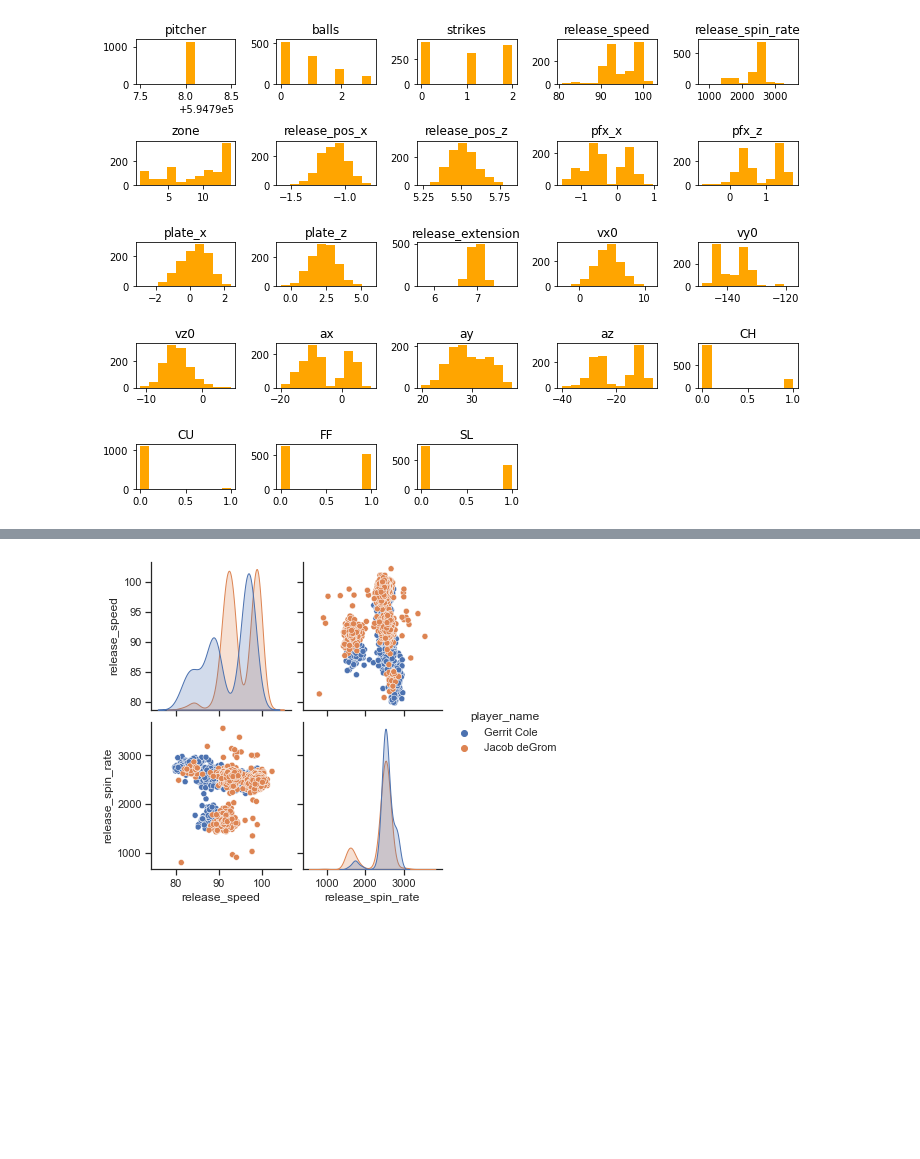
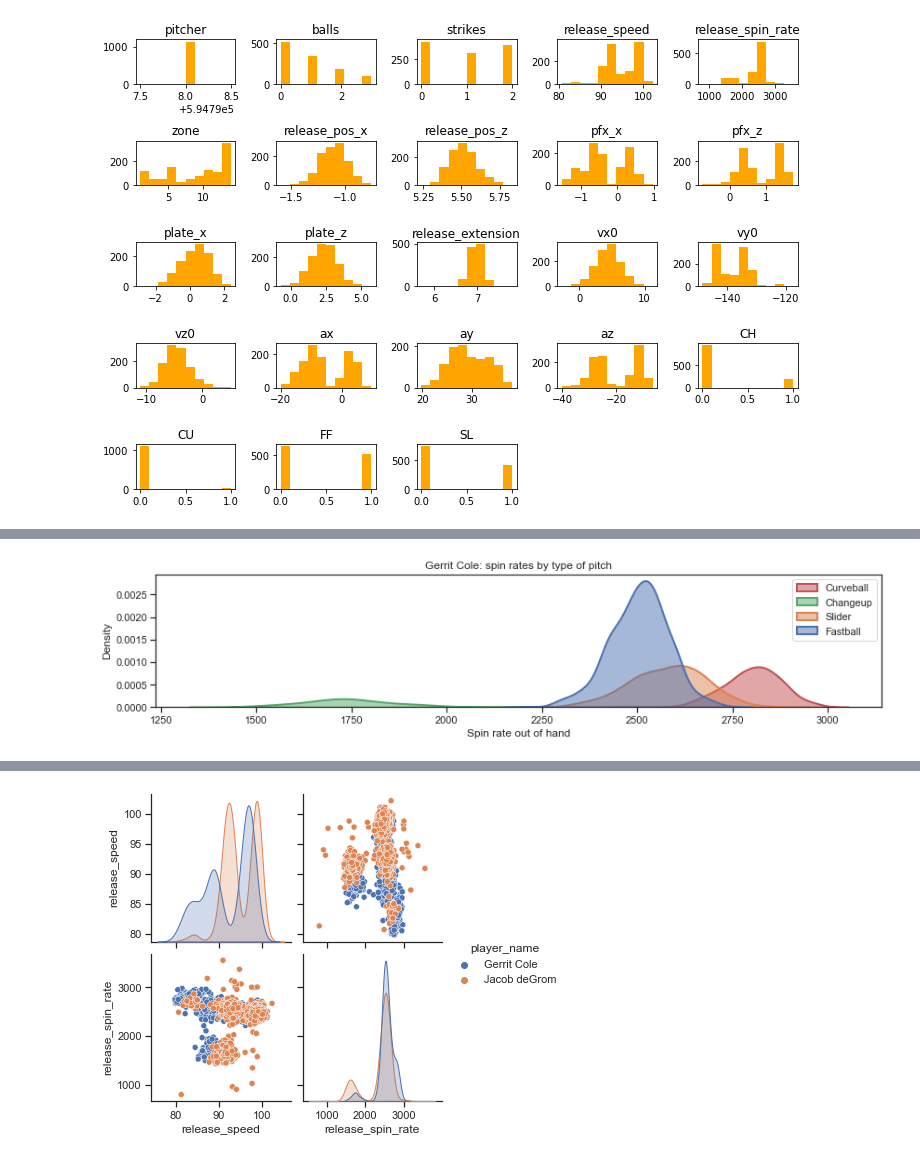
Before and after one commit to konstanzer/Ace_versus_Ace, a Jupyter notebook: src/viz_test.ipynb, the cells around one changed output, grey strips where cells are left out. Saved outputs shown, nothing was run; the diff lists cells and outputs as text; code cells hidden in the pictures; blank space fills up the shorter version.

```diff
--- a/src/viz_test.ipynb
+++ b/src/viz_test.ipynb
@@ -42,0 +109,13 @@ plt.tight_layout()
+# %%
+fig, ax = plt.subplots(figsize=(12,3))
+sns.set_theme(style='ticks')
+sns.color_palette('hls', 8)
+ax.set_title('Gerrit Cole: spin rates by type of pitch')
+ax.set_xlabel('Spin rate out of hand')
+sns.kdeplot(cole.release_spin_rate, hue=cole.pitch_type, fill=True, alpha=.5, linewidth=2)
+#Make sure legend labels are in order
+ax.legend(['Curveball','Changeup','Slider','Fastball'], bbox_to_anchor=(1, 1))
+plt.tight_layout()
+plt.savefig('cole_spin_density.png')
+# %% [output]
+[figure, added]
```
Also changed, not shown: parts of 11 cells of this notebook, 13 other files.
